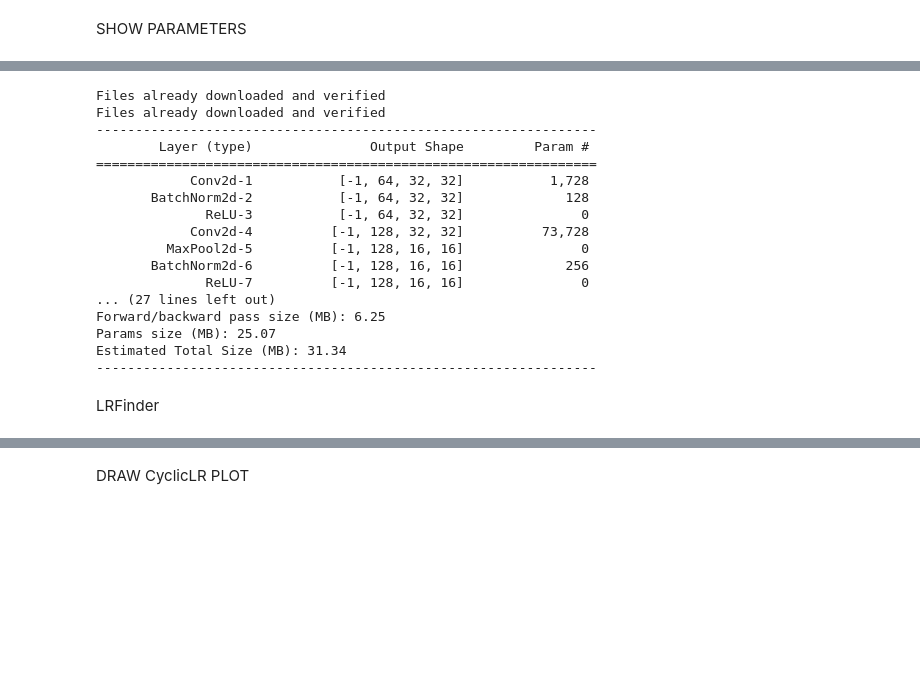
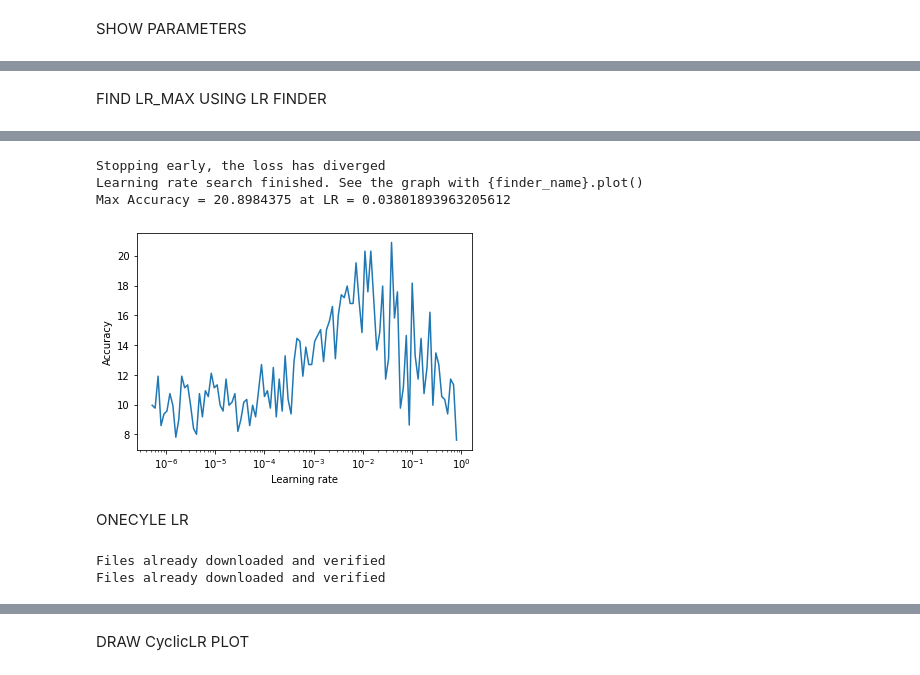
Before and after one commit to gbrao018/eva4, a Jupyter notebook: S11/S11_LR_Cycle.ipynb, the cells around one changed output, grey strips where cells are left out. Cells and saved outputs as stored; diff of their text form; code cells hidden in the pictures; blank space fills up the shorter version.

Commit message:
Fast Learning OneCycleLR

```diff
--- a/S11/S11_LR_Cycle.ipynb
+++ b/S11/S11_LR_Cycle.ipynb
@@ -72,0 +89,19 @@ SHOW PARAMETERS
+# %% [markdown]
+FIND LR_MAX USING LR FINDER
+# %%
+import torch.nn as nn
+import torch.optim as optim
+import torchvision.transforms as transforms
+from torch.utils.data import DataLoader
+from torchvision.datasets import CIFAR10
+from lr_finder import LRFinder as lrfinder
+
+#model1 = resnet_a11.ResNetA11().to(device)
+criterion = nn.CrossEntropyLoss()
+importlib.reload(lrfinder)
+optimizer = optim.SGD(cifar_model.m_model.parameters(), lr=1e-7)
+lr_finder = lrfinder.LRFinder(cifar_model.m_model, optimizer, criterion, device="cuda")
+lr_finder.range_test(cifar_model.m_train_loader, end_lr=100, num_iter=150, step_mode="exp")
+lr_finder.plot(skip_end=0, accuracy_flag = True)
+lr_finder.reset()
+# %% [output]
@@ -73,3 +113,9 @@ SHOW PARAMETERS
+Stopping early, the loss has diverged
+Learning rate search finished. See the graph with {finder_name}.plot()
+Max Accuracy = 20.8984375 at LR = 0.03801893963205612
+[figure, added]
+# %% [markdown]
+ONECYLE LR
 # %%
 from utils.global_fun import test_model
 from utils.global_fun import train_model
@@ -77,36 +123,29 @@ from utils.global_fun import show_summary, run_model_with_entropy,  draw_accurac
 
 import utils.global_fun as fun
 from models import ResnetA11 as resnet_a11
-from transformations import CIFARModel11_Alb as cifar
+from transformations import CIFARModel11_Alb as cifar1
+import OneCycleLR_A11 as oneCycle
+
 
 import importlib
 importlib.reload(resnet_a11)
-importlib.reload(cifar)
+importlib.reload(oneCycle)
+importlib.reload(cifar1)
 importlib.reload(fun)
-from torch.optim.lr_scheduler import OneCycleLR
+#from torch.optim.lr_scheduler import OneCycleLR
 criterion = torch.nn.CrossEntropyLoss()
 #optimizer = optim.SGD(model.parameters(), lr=0.1, momentum=0.9, weight_decay=5e-4)
-optimizer = optim.SGD(model.parameters(), lr=0.001, momentum=0.9,weight_decay=0.0003)
-scheduler = OneCycleLR(optimizer, max_lr=0.3, steps_per_epoch=196, epochs=25,final_div_factor=1,last_epoch =-1)
-cifar_model = cifar.CIFARModel11_Alb(model,criterion,optimizer,scheduler)
-show_summary(cifar_model,input_size=(3,32,32))
+optimizer = optim.SGD(model.parameters(), lr=0.01, momentum=0.9,weight_decay=5e-04)
+lr_max = 0.008317637711026704
+lr_min = lr_max / 10
+batch_size = 512
+iterations = 50000/batch_size
+
+scheduler = oneCycle.OneCycleLR_A11(optimizer, 24, iterations, (lr_min, lr_max), (0.8, 0.95))
+#cifar_model(optimizer,scheduler)
+
+cifar_model.setOptimizer(optimizer)
+cifar_model.setScheduler(scheduler)
 # %% [output]
 Files already downloaded and verified
 Files already downloaded and verified
-----------------------------------------------------------------
-        Layer (type)               Output Shape         Param #
-================================================================
-            Conv2d-1           [-1, 64, 32, 32]           1,728
-       BatchNorm2d-2           [-1, 64, 32, 32]             128
-              ReLU-3           [-1, 64, 32, 32]               0
-            Conv2d-4          [-1, 128, 32, 32]          73,728
-         MaxPool2d-5          [-1, 128, 16, 16]               0
-       BatchNorm2d-6          [-1, 128, 16, 16]             256
-              ReLU-7          [-1, 128, 16, 16]               0
-... (27 lines left out)
-Forward/backward pass size (MB): 6.25
-Params size (MB): 25.07
-Estimated Total Size (MB): 31.34
-----------------------------------------------------------------
-# %% [markdown]
-LRFinder
```
Also changed, not shown: parts of 17 cells of this notebook, 3 other files.
